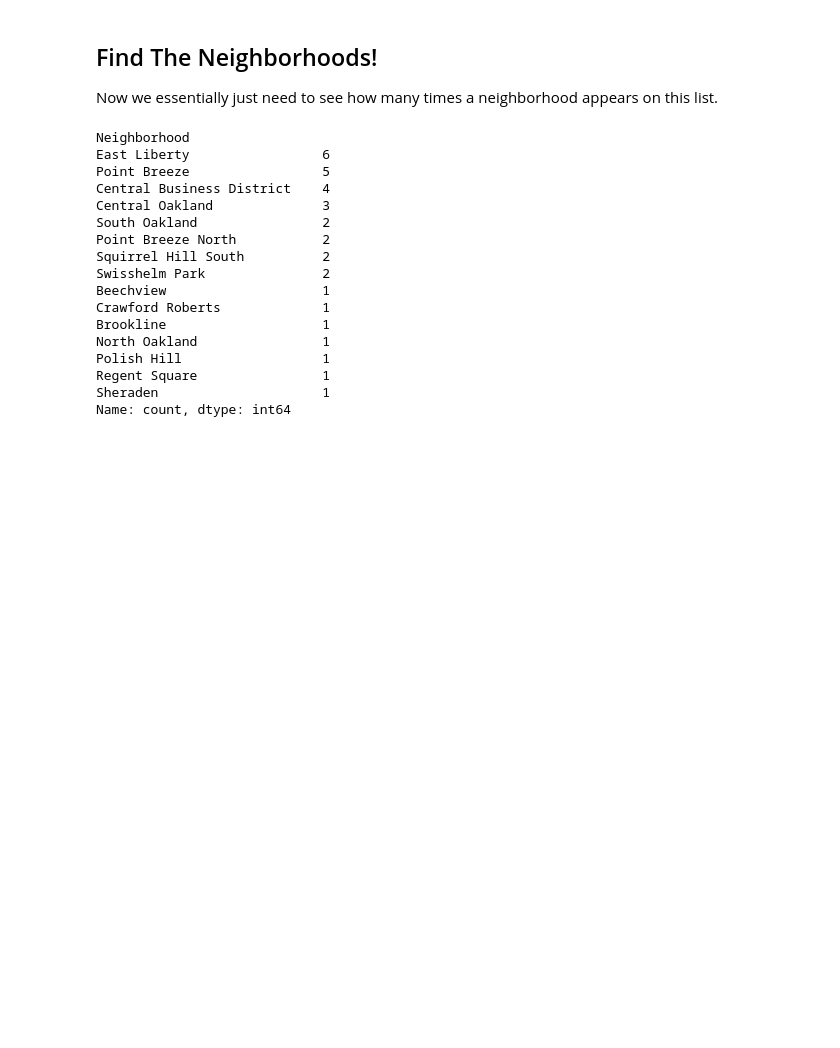
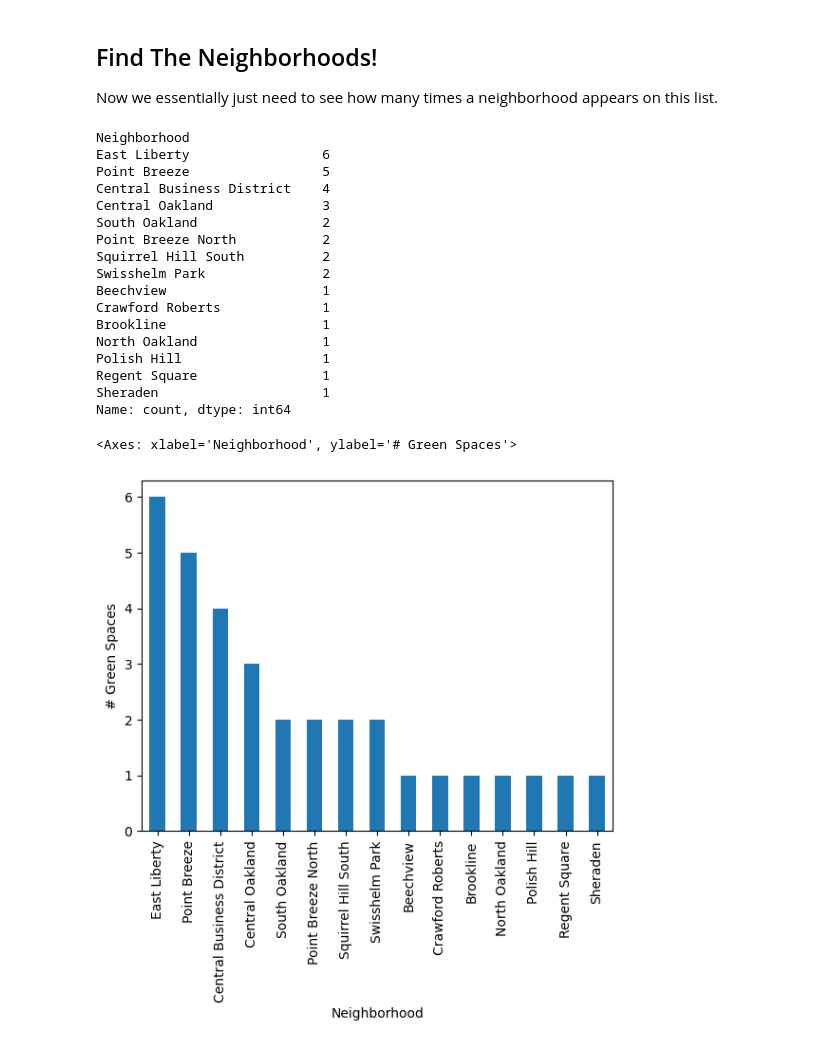
Before and after one commit to MiaD3v/CMPINF0010-FINAL-PROJECT, a Jupyter notebook: green_spaces/green_spaces.ipynb, the cells around one changed output. Saved outputs shown, nothing was run; the diff lists cells and outputs as text; code cells hidden in the pictures; blank space fills up the shorter version.

Commit message:
Plots and Presentation Notebook

```diff
--- a/green_spaces/green_spaces.ipynb
+++ b/green_spaces/green_spaces.ipynb
@@ -55,3 +55,8 @@ Polish Hill                  1
 Regent Square                1
 Sheraden                     1
 Name: count, dtype: int64
+# %%
+val_counts.plot(kind="bar", ylabel="# Green Spaces")
+# %% [output]
+<Axes: xlabel='Neighborhood', ylabel='# Green Spaces'>
+[figure, added]
```
Also changed, not shown: 3 other files.
